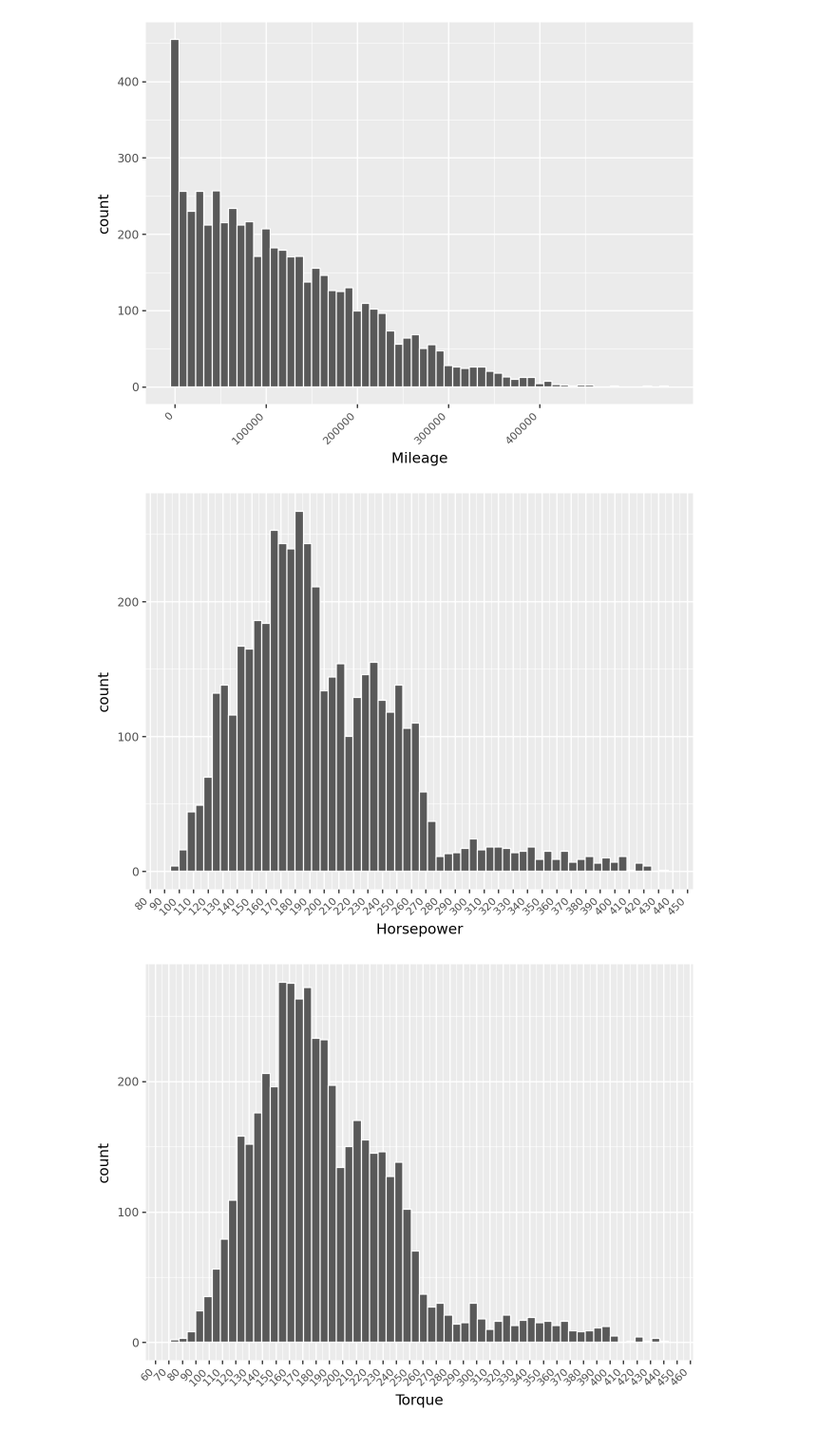
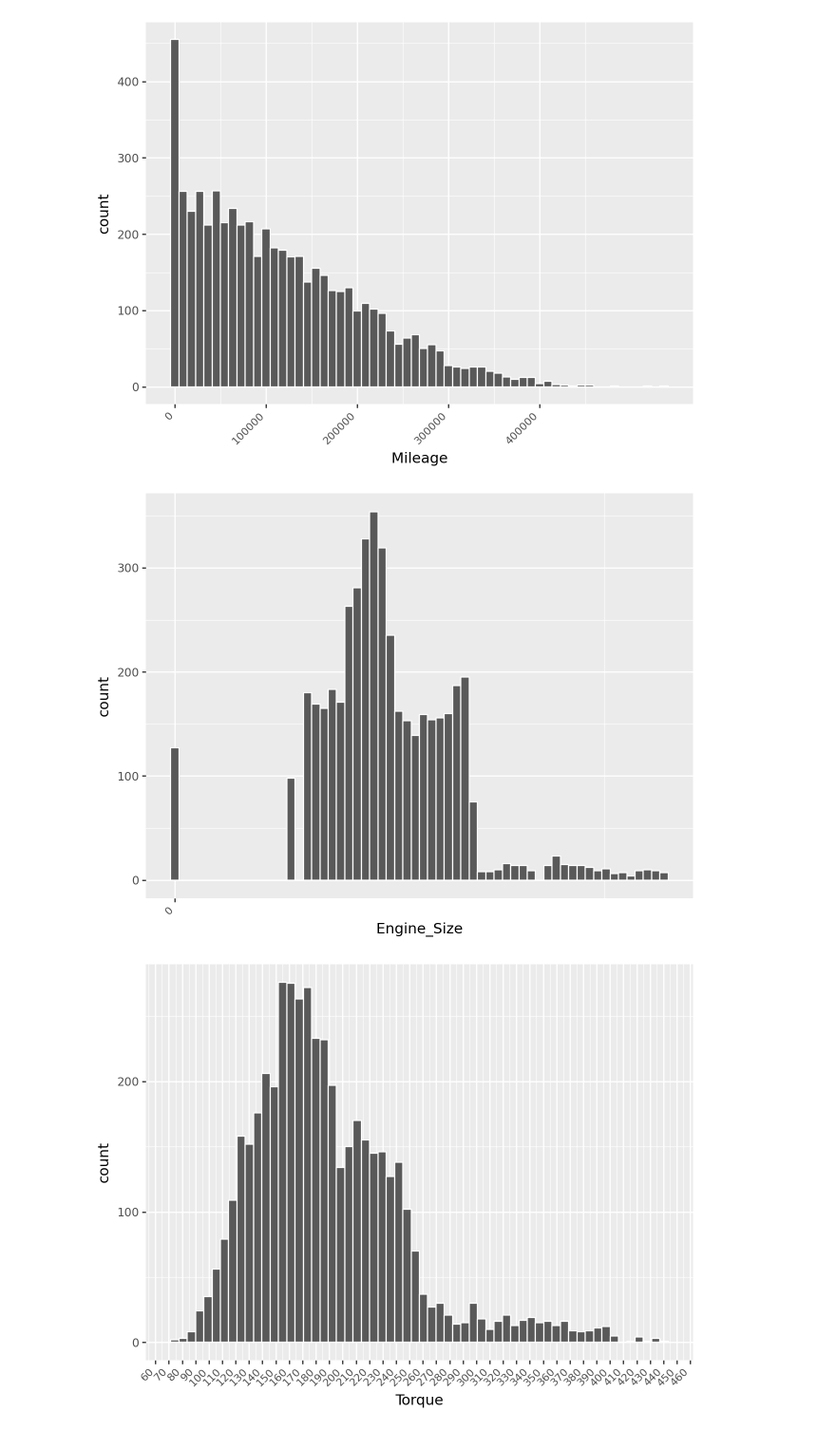
Before and after one commit to idowein/data-science-course-HIT, a Jupyter notebook: HW1/HW1_automobile_EDA.ipynb, the cells around one changed output. Shown at 95% size. Drawn from its saved outputs; the diff is of its cells as text; code cells hidden in the pictures.

Commit message:
checking min and max values of some variables, exporting Engine_Size histogram

```diff
--- a/HW1/HW1_automobile_EDA.ipynb
+++ b/HW1/HW1_automobile_EDA.ipynb
@@ -336,12 +336,12 @@ pln.ggplot(df, pln.aes(x='Mileage')) \
 # %% [output]
 [figure]
 # %%
-pln.ggplot(df, pln.aes(x='Horsepower')) \
+pln.ggplot(df, pln.aes(x='Engine_Size')) \
     + pln.geom_histogram(bins=60, color = 'white') \
         + pln.scale_x_continuous(breaks=np.arange(0, 1000, 10)) \
             + pln.theme(axis_text_x=pln.element_text(size=8, angle=45, hjust=1))
 # %% [output]
-[figure, old version]
+[figure, new version]
 # %%
 pln.ggplot(df, pln.aes(x='Torque')) \
     + pln.geom_histogram(bins=60, color = 'white') \
```
Also changed, not shown: parts of 1 cell of this notebook.
